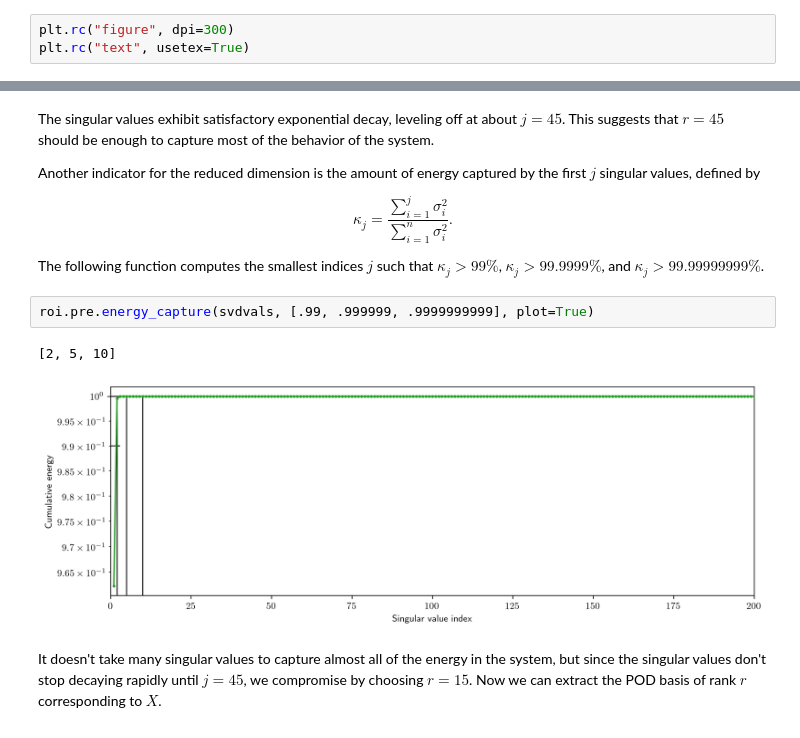
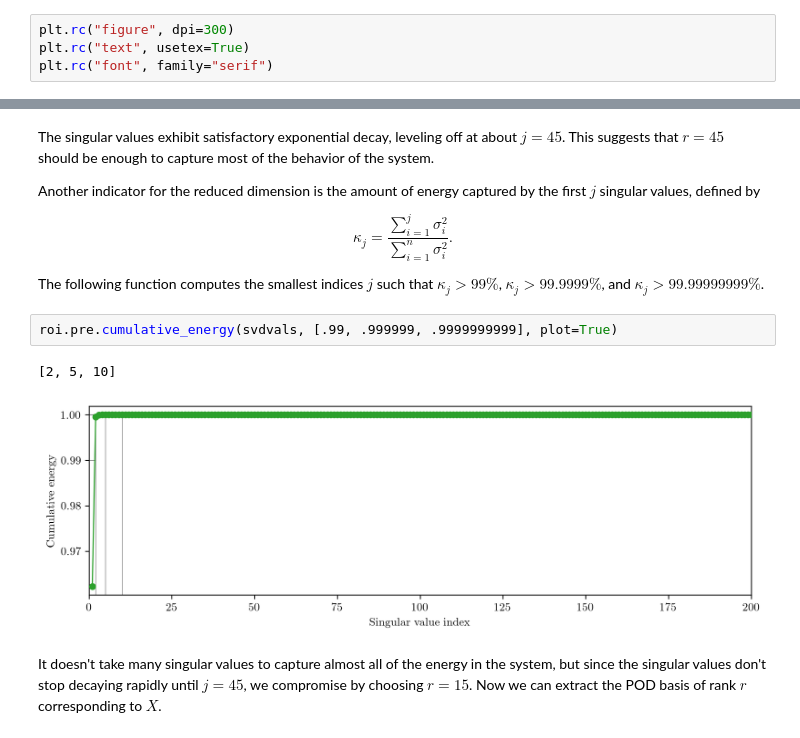
Before and after one commit to Willcox-Research-Group/rom-operator-inference-Python3, a Jupyter notebook: examples/data_driven_heat.ipynb, the cells around one changed output, grey strips where cells are left out. Cells and saved outputs as stored; diff of their text form.

```diff
--- a/examples/data_driven_heat.ipynb
+++ b/examples/data_driven_heat.ipynb
@@ -8,6 +8,7 @@ import rom_operator_inference as roi
 # %%
 plt.rc("figure", dpi=300)
 plt.rc("text", usetex=True)
+plt.rc("font", family="serif")
 # %% [markdown]
 # ROM Operator Inference Example: Data-Driven Heat Equation
 
@@ -67,10 +68,10 @@ $$
 
 The following function computes the smallest indices $j$ such that $\kappa_j > 99\%$, $\kappa_j > 99.9999\%$, and $\kappa_j > 99.99999999\%$.
 # %%
-roi.pre.energy_capture(svdvals, [.99, .999999, .9999999999], plot=True)
+roi.pre.cumulative_energy(svdvals, [.99, .999999, .9999999999], plot=True)
 # %% [output]
 [2, 5, 10]
-[figure, old version]
+[figure, new version]
 # %% [markdown]
 It doesn't take many singular values to capture almost all of the energy in the system, but since the singular values don't stop decaying rapidly until $j=45$, we compromise by choosing $r=15$.
 Now we can extract the POD basis of rank $r$ corresponding to $X$.
```
Also changed, not shown: parts of 5 cells of this notebook, 15 other files.
